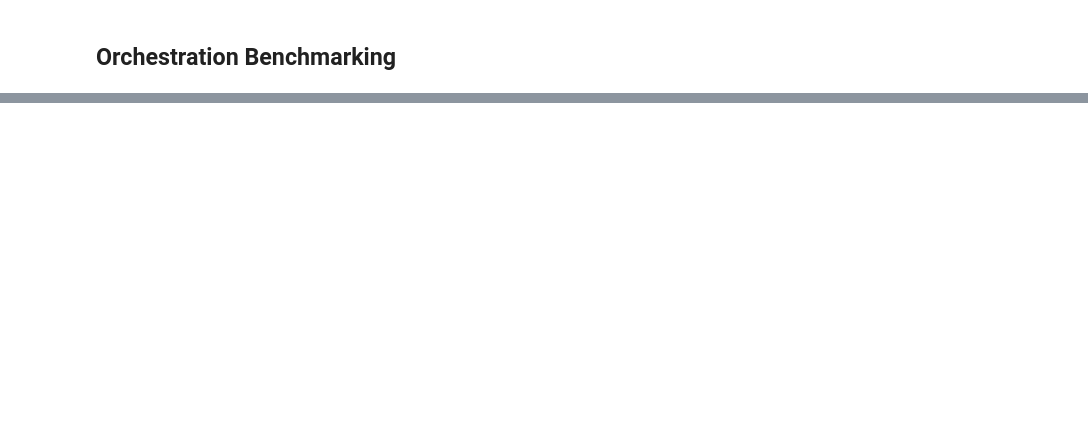
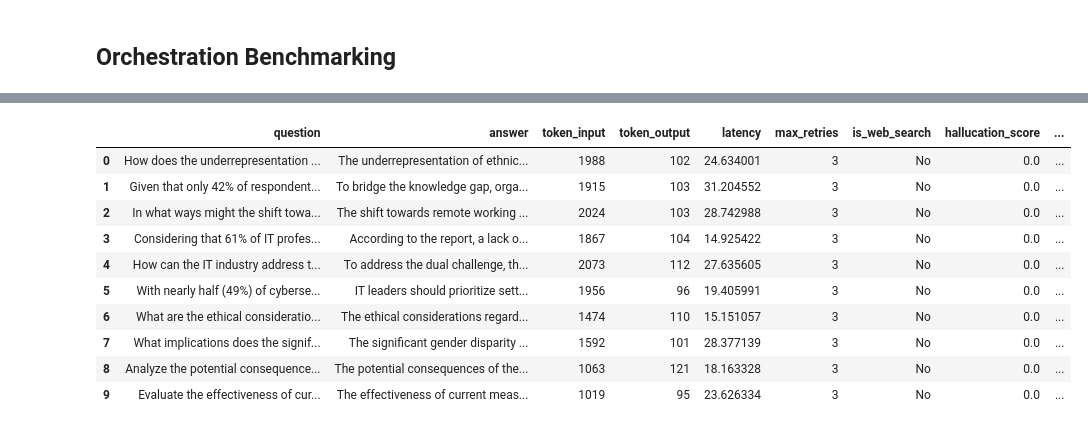
Before and after one commit to NnA301023/nan-medium-material, a Jupyter notebook: self-corrective-rag-smoldocling/main.ipynb, the cells around one changed output, grey strips where cells are left out. Saved outputs shown, nothing was run; the diff lists cells and outputs as text; code cells hidden in the pictures; blank space fills up the shorter version.

```diff
--- a/self-corrective-rag-smoldocling/main.ipynb
+++ b/self-corrective-rag-smoldocling/main.ipynb
@@ -960,0 +1001,19 @@ IT professionals suggested various ways to promote sustainable computing practic
+# %%
+# Load hallucination detector model
+detector = HallucinationDetector(
+    method="transformer", model_path="KRLabsOrg/lettucedect-base-modernbert-en-v1"
+)
+# %%
+# Define list of questions (minimal 10 question.)
+list_questions = [
+    "How does the underrepresentation of ethnic minorities in specific IT roles, such as Specialist IT Managers (12%) compared to Business Analysts (26%), reflect broader systemic issues within the IT industry's recruitment and retention practices?",
+    "Given that only 42% of respondents believe their senior leadership teams have sufficient skills to manage cyber risk, what comprehensive strategies could organizations implement to bridge this knowledge gap while addressing the growing concerns about cloud vulnerabilities and third-party infrastructure?",
+    "In what ways might the shift towards remote working, accelerated by the pandemic, disproportionately affect older IT specialists (aged 50+), considering their higher likelihood of holding responsible positions but also facing higher unemployment rates compared to younger counterparts?",
+    "Considering that 61% of IT professionals feel empowered to speak up about greener alternatives, yet only 40% indicate IT is actively used to meet ESG goals, what structural or cultural barriers might exist within organizations that prevent the translation of ethical intentions into actionable sustainability initiatives?",
+    "How can the IT industry address the dual challenge of increasing representation of people with disabilities (currently at 10%) while also ensuring equitable access to job-related education and training opportunities, given that 30% of IT specialists with disabilities received training compared to 23% without disabilities?",
+    "With nearly half (49%) of cybersecurity respondents expressing concern about the shift to third-party cloud computing, how should IT leaders balance the benefits of cloud adoption with the potential risks, particularly regarding compliance with regulations like GDPR, Schrems II, and DPA (2018)?",
+    "What are the ethical considerations regarding AI and data mentioned in the ethical dilemmas section, and how do they intersect with diversity concerns? What role can professional bodies like BCS play in fostering both ethical practices and inclusive work environments?",
+    "What implications does the significant gender disparity in IT degree attainment (6% of female IT specialists vs. 14% of male IT specialists) have for long-term career progression and leadership opportunities for women in IT, and how can educational institutions and employers collaborate to close this gap?",
+    "Analyze the potential consequences of the UK losing control over significant digital tech companies like ARM, given that 95% of IT professionals consider retaining ownership crucial, and discuss how this aligns with concerns about AI development and its societal impacts.",
+    "Evaluate the effectiveness of current measures to combat online abuse through real ID verification on social media platforms, taking into account the technical feasibility (56% believe it’s achievable), privacy concerns raised by BCS members, and the broader implications for free speech and digital rights."
+]
@@ -961,3 +1081,6 @@ IT professionals suggested various ways to promote sustainable computing practic
 # %%
 # TODO: ...
 # Question | Answer | Total Input Token | Total Output Token | Latency | Max Retries | Web Search | Hallucation Score
+# %%
+# Perform benchmarking
+benchmark_evaluation = evaluate_orchestration(questions=list_questions)
@@ -963,0 +1165,4 @@ IT professionals suggested various ways to promote sustainable computing practic
+# %%
+# Wrap into dataframe
+df_evaluation = pd.DataFrame.from_dict(benchmark_evaluation)
+df_evaluation
@@ -963,0 +1183,17 @@ IT professionals suggested various ways to promote sustainable computing practic
+# %%
+# Add manual scoring from qwen.
+qwen_scoring = [90, 85, 75, 92, 88, 87, 90, 85, 88, 90]
+df_evaluation["llm_eval"] = qwen_scoring
+df_evaluation
+# %% [output]
+|  | question | answer | token_input | token_output | latency | max_retries | is_web_search | hallucation_score | ... |
+| 0 | How does the underrepresentation ... | The underrepresentation of ethnic... | 1988 | 102 | 24.634001 | 3 | No | 0.0 | ... |
+| 1 | Given that only 42% of respondent... | To bridge the knowledge gap, orga... | 1915 | 103 | 31.204552 | 3 | No | 0.0 | ... |
+| 2 | In what ways might the shift towa... | The shift towards remote working ... | 2024 | 103 | 28.742988 | 3 | No | 0.0 | ... |
+| 3 | Considering that 61% of IT profes... | According to the report, a lack o... | 1867 | 104 | 14.925422 | 3 | No | 0.0 | ... |
+| 4 | How can the IT industry address t... | To address the dual challenge, th... | 2073 | 112 | 27.635605 | 3 | No | 0.0 | ... |
+| 5 | With nearly half (49%) of cyberse... | IT leaders should prioritize sett... | 1956 | 96 | 19.405991 | 3 | No | 0.0 | ... |
+| 6 | What are the ethical consideratio... | The ethical considerations regard... | 1474 | 110 | 15.151057 | 3 | No | 0.0 | ... |
+| 7 | What implications does the signif... | The significant gender disparity ... | 1592 | 101 | 28.377139 | 3 | No | 0.0 | ... |
+| 8 | Analyze the potential consequence... | The potential consequences of the... | 1063 | 121 | 18.163328 | 3 | No | 0.0 | ... |
+| 9 | Evaluate the effectiveness of cur... | The effectiveness of current meas... | 1019 | 95 | 23.626334 | 3 | No | 0.0 | ... |
```
Also changed, not shown: parts of 21 cells of this notebook, 5 other files.
